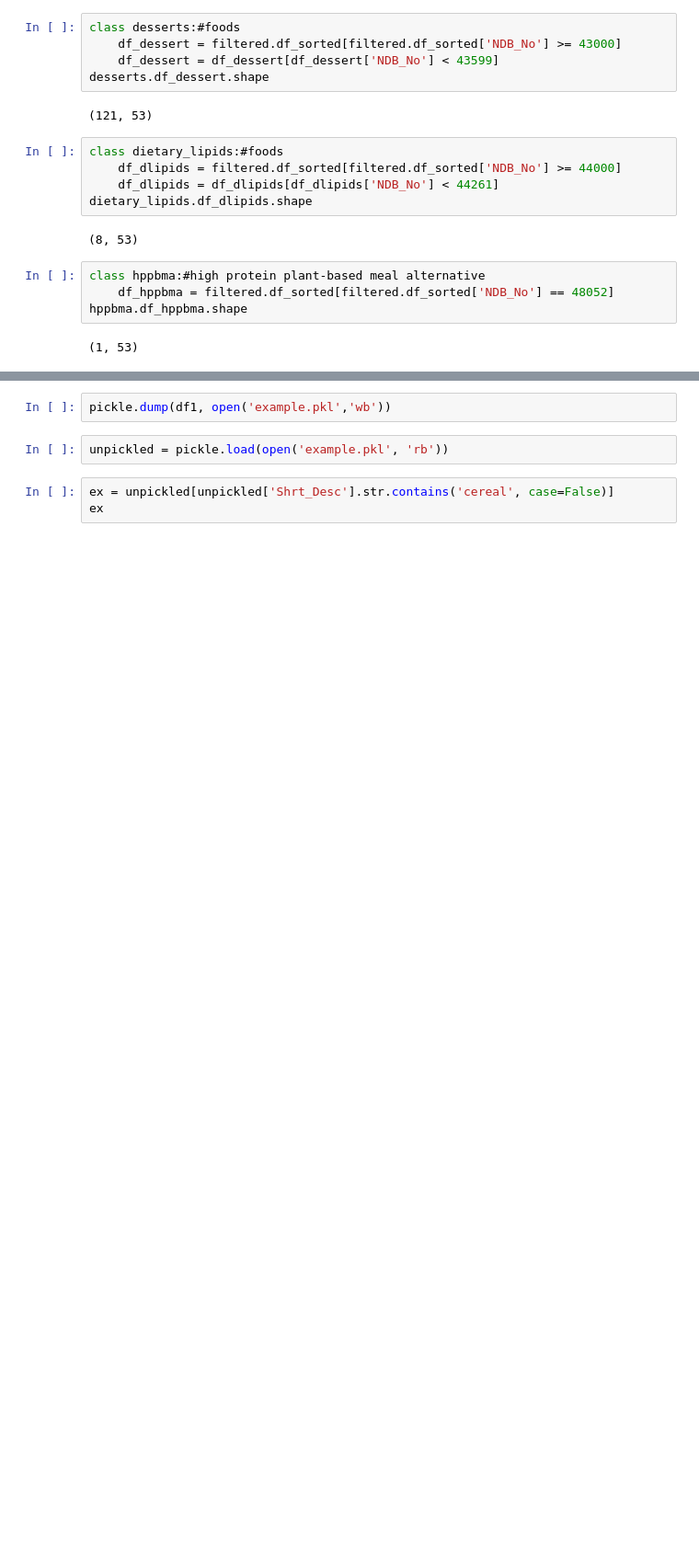
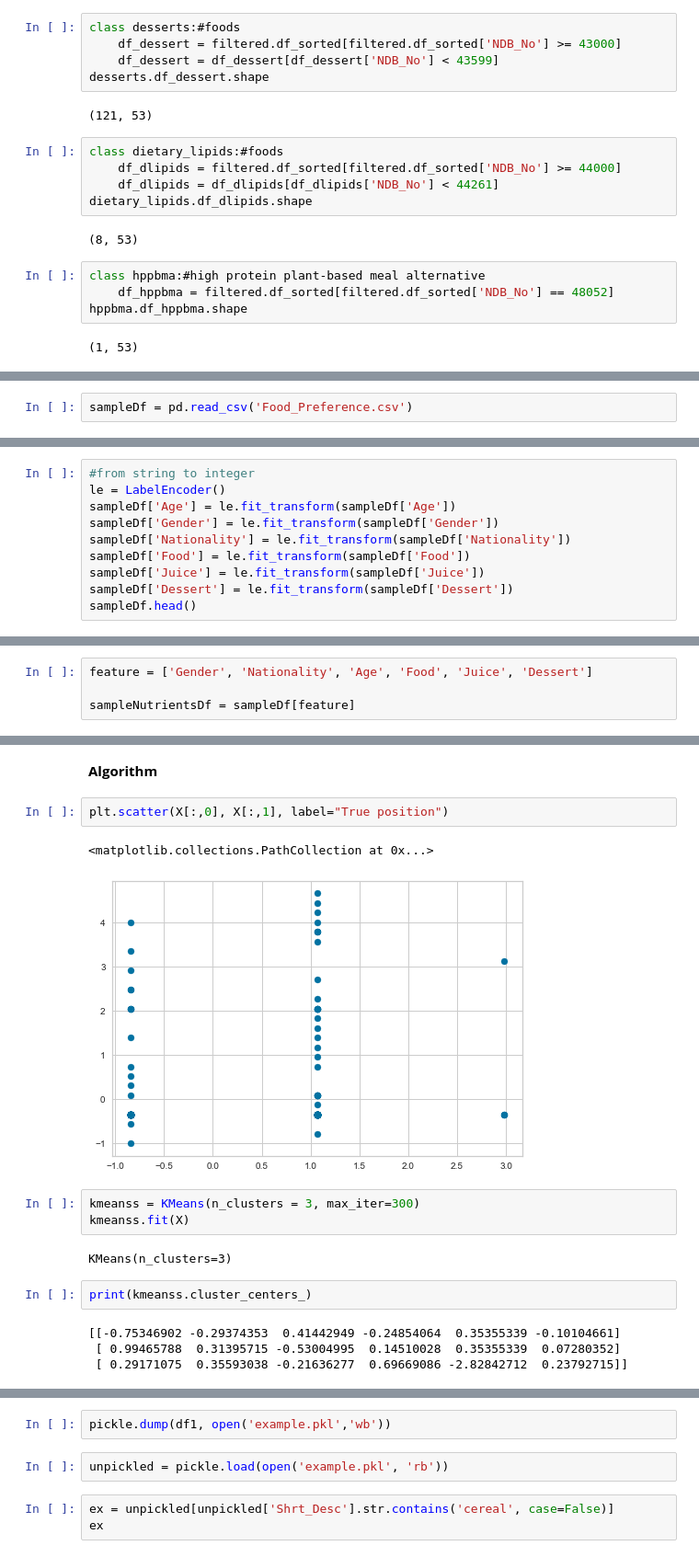
Before and after one commit to nutzbee/Collab-Tests, a Jupyter notebook: Food_Clustering.ipynb, the cells around one changed output, grey strips where cells are left out. Shown: that part at 92% size. Drawn from its saved outputs; the diff is of its cells as text; blank space fills up the shorter version.

```diff
--- a/Food_Clustering.ipynb
+++ b/Food_Clustering.ipynb
@@ -308,0 +284,2 @@ hppbma.df_hppbma.shape
+# %%
+sampleDf = pd.read_csv('Food_Preference.csv')
@@ -308,0 +295,10 @@ hppbma.df_hppbma.shape
+# %%
+#from string to integer
+le = LabelEncoder()
+sampleDf['Age'] = le.fit_transform(sampleDf['Age'])
+sampleDf['Gender'] = le.fit_transform(sampleDf['Gender'])
+sampleDf['Nationality'] = le.fit_transform(sampleDf['Nationality'])
+sampleDf['Food'] = le.fit_transform(sampleDf['Food'])
+sampleDf['Juice'] = le.fit_transform(sampleDf['Juice'])
+sampleDf['Dessert'] = le.fit_transform(sampleDf['Dessert'])
+sampleDf.head()
@@ -308,0 +318,4 @@ hppbma.df_hppbma.shape
+# %%
+feature = ['Gender', 'Nationality', 'Age', 'Food', 'Juice', 'Dessert']
+
+sampleNutrientsDf = sampleDf[feature]
@@ -308,0 +374,18 @@ hppbma.df_hppbma.shape
+# %% [markdown]
+**Algorithm**
+# %%
+plt.scatter(X[:,0], X[:,1], label="True position")
+# %% [output]
+<matplotlib.collections.PathCollection at 0x...>
+[figure, added]
+# %%
+kmeanss = KMeans(n_clusters = 3, max_iter=300)
+kmeanss.fit(X)
+# %% [output]
+KMeans(n_clusters=3)
+# %%
+print(kmeanss.cluster_centers_)
+# %% [output]
+[[-0.75346902 -0.29374353  0.41442949 -0.24854064  0.35355339 -0.10104661]
+ [ 0.99465788  0.31395715 -0.53004995  0.14510028  0.35355339  0.07280352]
+ [ 0.29171075  0.35593038 -0.21636277  0.69669086 -2.82842712  0.23792715]]
```
Also changed, not shown: parts of 50 cells of this notebook, 1 other file.
